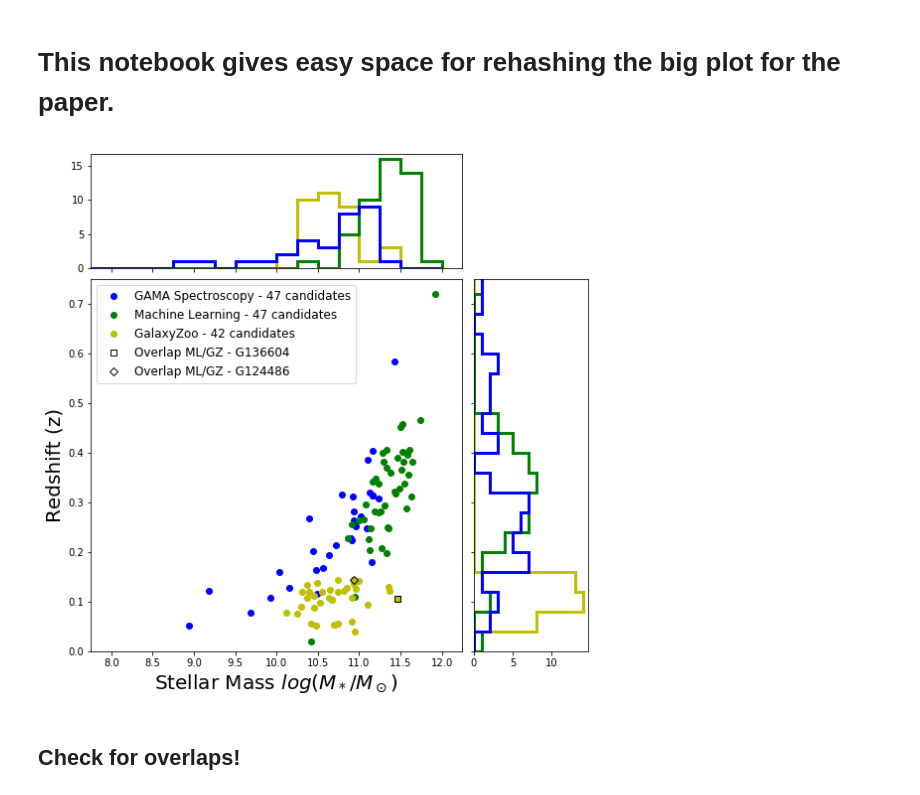
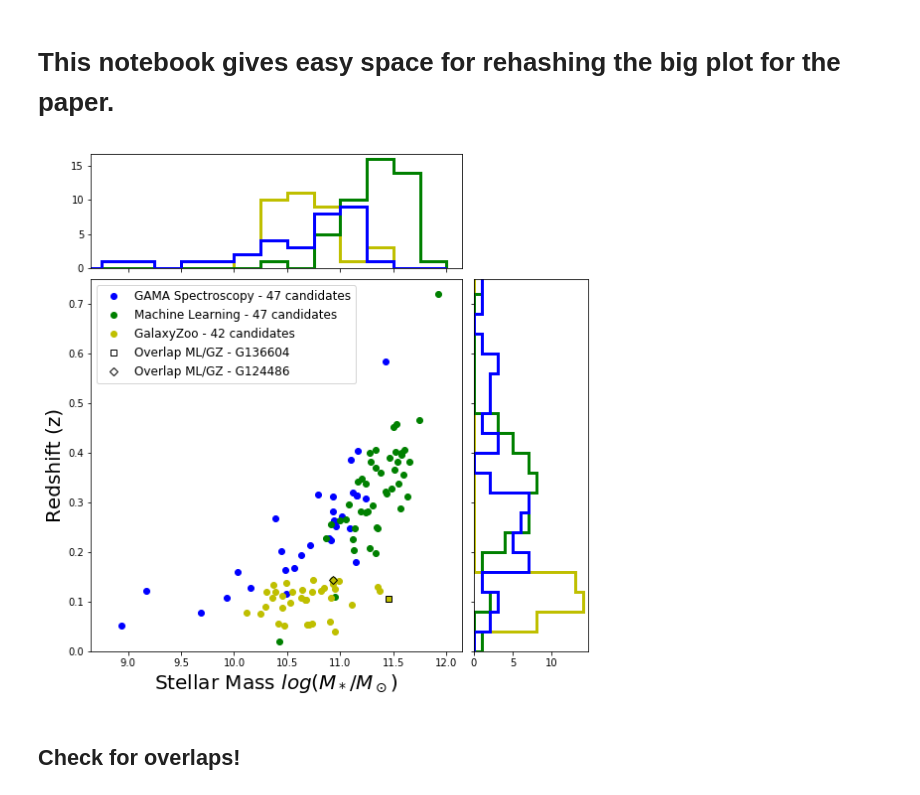
Before and after one commit to shawnknabel/lens_methods, a Jupyter notebook: Notebook_Files/Templates/Big_Plot_template.ipynb, the cells around one changed output. Drawn from its saved outputs; the diff is of its cells as text; code cells hidden in the pictures.

```diff
--- a/Notebook_Files/Templates/Big_Plot_template.ipynb
+++ b/Notebook_Files/Templates/Big_Plot_template.ipynb
@@ -88,38 +88,38 @@ axScatter.plot(np.log10(G124486.STELLAR_MASS), G124486.Z, 'kD', label='Overlap M
 
 axScatter.legend(loc='upper left', numpoints=1, fontsize = 12)
 
 
 # now determine nice limits by hand:
 binwidth = 0.5
 bins=20
 #xbins = np.arange(min(zoo_hard_cut.STELLAR_MASS),max(zoo_hard_cut.STELLAR_MASS), (max(zoo_hard_cut.STELLAR_MASS)-min(zoo_hard_cut.STELLAR_MASS))/bins)
 #ybins = np.arange(min(zoo_hard_cut.Z),max(zoo_hard_cut.Z), (max(zoo_hard_cut.Z)-min(zoo_hard_cut.Z))/bins)
 
-axScatter.set_xlim((min(zoo.STELLAR_MASS)-0.5, max(zoo.STELLAR_MASS)+0.5))
-axScatter.set_ylim((min(zoo.Z)-0.05, max(zoo.Z)+0.05))
-axScatter.axis([7.75,12.25,0.,0.75], prop={'size':25})
+#axScatter.set_xlim((min(zoo.STELLAR_MASS)-0.5, max(zoo.STELLAR_MASS)+0.5))
+#axScatter.set_ylim((min(zoo.Z)-0.05, max(zoo.Z)+0.05))
+axScatter.axis([8.65,12.15,0.,0.75], prop={'size':25})
 
 axScatter.set_xlabel(r'Stellar Mass $log(M_*/M_\odot)$', fontsize=20)
 axScatter.set_ylabel(r'Redshift (z)', fontsize=20)
 
 #xbins = np.arange(8.5, 12.5, xbinwidth)
 #ybins = np.arange(0., 0.6, ybinwidth)
 
 axHisty.hist(zoo.Z, orientation='horizontal', range=[0,0.8], bins=bins,color='y', histtype = 'step', linewidth=3)
 axHisty.hist(mac.Z, orientation='horizontal', range=[0,0.8], bins=bins,color='g', histtype = 'step', linewidth=3)
 axHisty.hist(spec.z1, orientation='horizontal', range=[0,0.8],  bins=bins,color='b',  histtype = 'step', linewidth=3)
 
 axHistx.hist(np.log10(zoo.STELLAR_MASS), range=[7,12], bins=bins,color='y', histtype = 'step', linewidth=3)
 axHistx.hist(np.log10(mac.STELLAR_MASS), range=[7,12], bins=bins,color='g', histtype = 'step', linewidth=3)
 axHistx.hist(np.log10(spec.STELLAR_MASS), range=[7,12], bins=bins,color='b', histtype = 'step', linewidth=3)
 
 axHistx.set_xlim( axScatter.get_xlim() )
 axHisty.set_ylim( axScatter.get_ylim() )
 
 #plt.savefig('/home/shawn/Desktop/gravitational_lensing_research/Lens_Project_Visuals/121519_all_methods_medians_maxmasses_additional_surveys.pdf')
-#plt.savefig('/home/shawn/Desktop/gravitational_lensing_research/Lens_Project_Visuals/041520_bp_all_overlaps.png')
+plt.savefig('/home/shawn/Desktop/gravitational_lensing_research/Lens_Project_Visuals/050420_bp_overlaps.png')
 # %% [output]
-[figure, old version]
+[figure, new version]
 # %% [markdown]
 ## Check for overlaps!
 # %%
```
Also changed, not shown: 6 other files.
